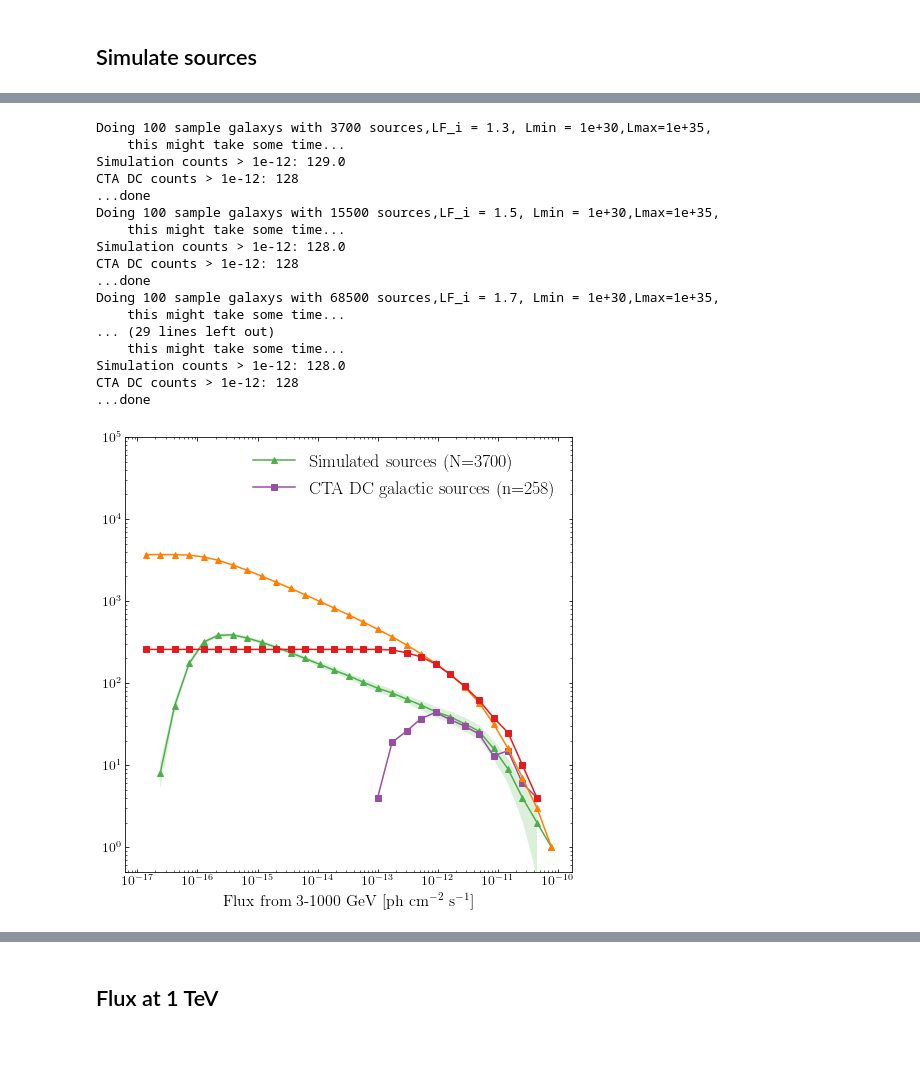
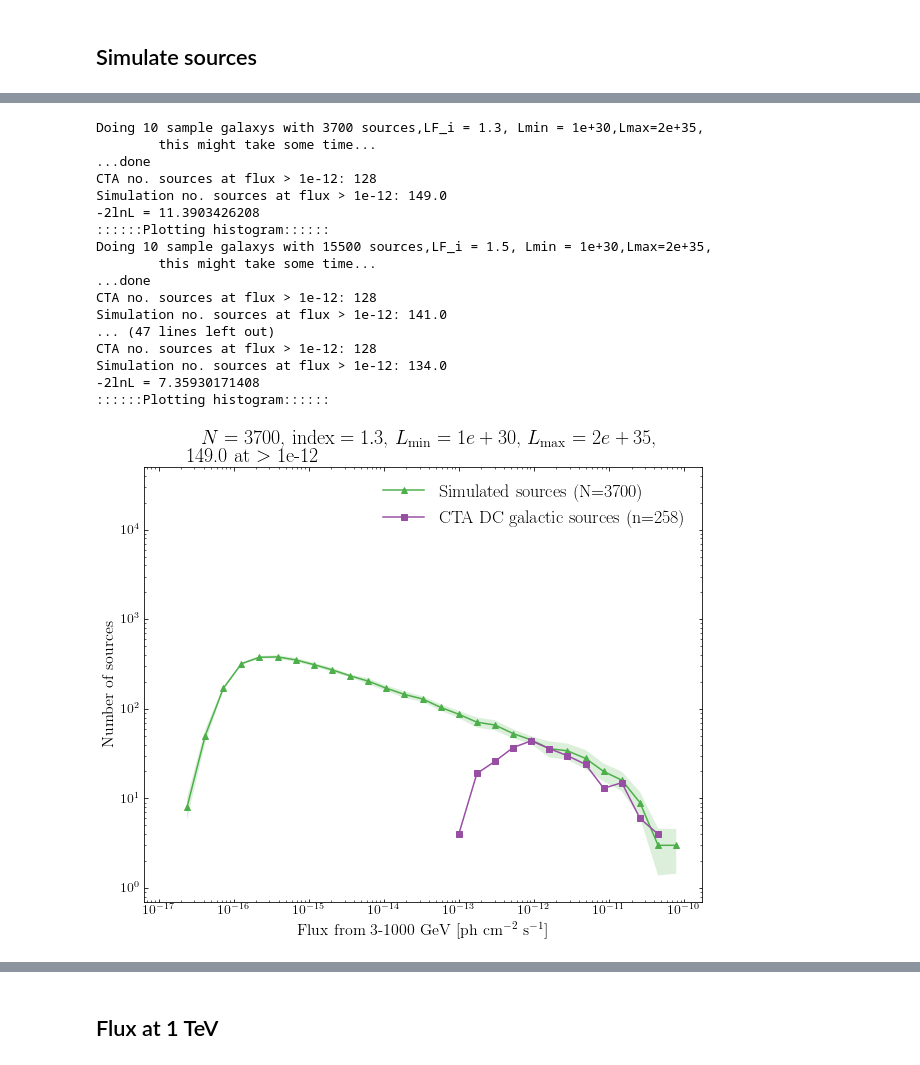
Before and after one commit to martp91/y-rays-UPS, a Jupyter notebook: CTA/sim_gamma_sources_CTA.ipynb, the cells around one changed output, grey strips where cells are left out. Cells and saved outputs as stored; diff of their text form; code cells hidden in the pictures.

```diff
--- a/CTA/sim_gamma_sources_CTA.ipynb
+++ b/CTA/sim_gamma_sources_CTA.ipynb
@@ -35,17 +35,13 @@ c9 = '#999999'
 colors = [c1,c2,c3,c4,c5,c6,c7,c8,c9]
 
 %matplotlib inline
-matplotlib.rcParams['figure.figsize'] = (10, 6)
 #constants
 kpc = 3.08567758e21 #cm
-
 ##SNR distribution From Green 2015
 alp_snr = 1.09
 bet_snr = 3.98
 H_snr = 0.083 #jian-wen xu et al 2004
-
 Rsun = 8.3
-hb = 10 #This is considered as high latitude
 
 ##This is for pulsars
 model = 'C' #Set model to S or C
@@ -61,6 +57,7 @@ if model=='SNR':
     H = 0.083
     alp = alp_snr
     bet = bet_snr
+
 #Trheshold of fermi, from 3fgl paper
 fermi_thres = 5e-10
 
@@ -84,10 +81,6 @@ E = (Ebins[1:]+Ebins[0:-1])/2.
 dE = (Ebins[1:]-Ebins[0:-1])
 mask_E3fhl = E>100
 mask_E = (E>=1)&(E<=100)
-
-###From tevcat
-Lmin_tev = 3.96e34
-Lmax_tev = 1.79e38
 # %% [markdown]
 ## Function definitions
 # %%
@@ -389,7 +358,7 @@ for ilb in lb:
 #Do the simulation of sources
 
 def source_sim(a=1.8,N=30000,Lmin=2e34,Lmax=2e39,alpha=alp,beta=bet,H=H,
-            SNR=False,PSR=False,f_t=5e-10,flux_cutoff=1e-20,spectrum=spec_ave_CTA,createmap=False):
+               f_t=fermi_thres,spectrum=spec_ave_CTA,createmap=False):
     #np.random.seed(0)
     """Sample from above distribution N times: r,z,L and calculate flux as measured at earth.
     Returns histogram of sources, total flux from sources and average spec from sources and
@@ -416,7 +385,6 @@ def source_sim(a=1.8,N=30000,Lmin=2e34,Lmax=2e39,alpha=alp,beta=bet,H=H,
     dist = np.sqrt(((x-x0))**2+((y-y0))**2+(z-z0)**2)
     distkpc = (dist*kpc)
     flux_data = L_smpl/(4*np.pi*distkpc**2)
-    #print np.mean(dist)
     ##Calculate longitude and latitude
     l = np.arctan2((y0-y),(x0-x))
     b = np.arctan((z-z0)/np.sqrt((x-x0)**2+(y-y0)**2))
@@ -562,13 +511,13 @@ def ave_samples(Nsmpl=10,Nsnr=10000,LF_i_snr=1.5,Lmin_snr=1e33,Lmax_snr=4e38,
 ###Example run
 
 
-lb_frac,std_lb_frac,mp,tev,std_tev = ave_samples(10,Nsnr=5000,LF_i_snr=1.5,
+lb_frac,std_lb_frac,mp,tev,std_tev,hist_flux,std_hist = ave_samples(10,Nsnr=5000,LF_i_snr=1.5,
                             Lmin_snr=1e31,Lmax_snr=1e35,
-                            plothist=True,printstatements=False,
                            alpha=alp,beta=bet,H=H,
-                           hist_3fgl=hist_CTA,ft=1e-12,spectrum=spec_ave_CTA,cm=True)
+                           ft=1e-12,spectrum=spec_ave_CTA,cm=True)
 
 
+plot_hist_func(bins_mean,hist_flux,std_hist,hist_CTA,(5000,1.5,1e31,1e35),1e-12)
 # hist = np.histogram(ave_flux,bins=bins)[0]
 # plt.figure()
 # plt.loglog(bins_mean,np.cumsum(hist[::-1])[::-1],marker='s')
@@ -688,54 +639,62 @@ CTA DC counts > 1e-12: 128
 # %%
 ###Only SNR/spp/pwn population
 ### Do several mock galaxies with different luminosity function/no. sources
 
 ###These options showed to reproduce the number of sources at high flux
 
 frac_op = []
 std_frac_op = []
 lb_frac_TeV = []
 lb_frac_TeV_std = []
 
 
 
 # options = [(1900,1.2,1e30),(3700,1.3,1e30),(7300,1.4,1e30),(15500,1.5,1e30),(33000,1.6,1e30),
 #           (68000,1.7,1e30),(1200,1.2,1e31),(3000,1.4,1e31),(2800,1.4,1e31),(4800,1.5,1e31),
 #           (8400,1.6,1e31),(13500,1.7,1e31),(620,1.2,1e32),(850,1.3,1e32),(1100,1.4,1e32),(1500,1.5,1e32),
 #           (2100,1.6,1e32),(2900,1.7,1e32)]
 
 options = [(3700,1.3,1e30),(15500,1.5,1e30),(68500,1.7,1e30),(1800,1.3,1e31),(4800,1.5,1e31),
           (13500,1.7,1e31),(850,1.3,1e32),(1500,1.5,1e32),(2900,1.7,1e32)]
 
-Lmax = 1e35
+Lmax = 2e35
 for op in options:
     N,a,Lmin = op
 
-    lb_frac,std_lb_frac,mp,lb_tev,lb_tev_std = ave_samples(100,Nsnr=N,LF_i_snr=a,
+    lb_frac,std_lb_frac,mp,lb_tev,lb_tev_std,hist,std_hist = ave_samples(10,Nsnr=N,LF_i_snr=a,
                     Lmin_snr=Lmin,Lmax_snr=Lmax,
-                    plothist=True,printstatements=False,
                    alpha=alp,beta=bet,H=H,
-                   hist_3fgl=hist_CTA,ft=1e-12,spectrum=spec_ave_CTA,cm=False)
-
-    frac_op.append(lb_frac)
-    std_frac_op.append(std_lb_frac)
-    lb_frac_TeV.append(lb_tev)
-    lb_frac_TeV_std.append(lb_tev_std)
+                   ft=ft,spectrum=spec_ave_CTA,cm=False)
+    chi2 =  lnlike(hist_CTA[bins_mean>ft], hist[bins_mean>ft])
+    counts_sim = np.sum(hist[bins_mean>ft])
+    counts_norm = np.sum(hist_CTA[bins_mean>ft])
+    print 'CTA no. sources at flux > %s: %s'%(ft,counts_norm)
+    print 'Simulation no. sources at flux > %s: %s'%(ft,counts_sim)
+    print '-2lnL = %s'%chi2
+    if chi2 < 50:
+        print "::::::Plotting histogram::::::"
+        plot_hist_func(bins_mean,hist,std_hist,hist_CTA,(N,a,Lmin,Lmax),ft)
+        list_chi2.append(chi2)
+        frac_op.append(lb_frac)
+        std_frac_op.append(std_lb_frac)
+        lb_frac_TeV.append(lb_tev)
+        lb_frac_TeV_std.append(lb_tev_std)
 # %% [output]
-Doing 100 sample galaxys with 3700 sources,LF_i = 1.3, Lmin = 1e+30,Lmax=1e+35,
-    this might take some time...
-Simulation counts > 1e-12: 129.0
-CTA DC counts > 1e-12: 128
+Doing 10 sample galaxys with 3700 sources,LF_i = 1.3, Lmin = 1e+30,Lmax=2e+35,
+        this might take some time...
 ...done
-Doing 100 sample galaxys with 15500 sources,LF_i = 1.5, Lmin = 1e+30,Lmax=1e+35,
-    this might take some time...
-Simulation counts > 1e-12: 128.0
-CTA DC counts > 1e-12: 128
+CTA no. sources at flux > 1e-12: 128
+Simulation no. sources at flux > 1e-12: 149.0
+-2lnL = 11.3903426208
+::::::Plotting histogram::::::
+Doing 10 sample galaxys with 15500 sources,LF_i = 1.5, Lmin = 1e+30,Lmax=2e+35,
+        this might take some time...
 ...done
-Doing 100 sample galaxys with 68500 sources,LF_i = 1.7, Lmin = 1e+30,Lmax=1e+35,
-    this might take some time...
-... (29 lines left out)
-    this might take some time...
-Simulation counts > 1e-12: 128.0
-CTA DC counts > 1e-12: 128
-...done
+CTA no. sources at flux > 1e-12: 128
+Simulation no. sources at flux > 1e-12: 141.0
+... (47 lines left out)
+CTA no. sources at flux > 1e-12: 128
+Simulation no. sources at flux > 1e-12: 134.0
+-2lnL = 7.35930171408
+::::::Plotting histogram::::::
-[figure, old version]
+[figure, new version]
```
Also changed, not shown: parts of 12 cells of this notebook.
